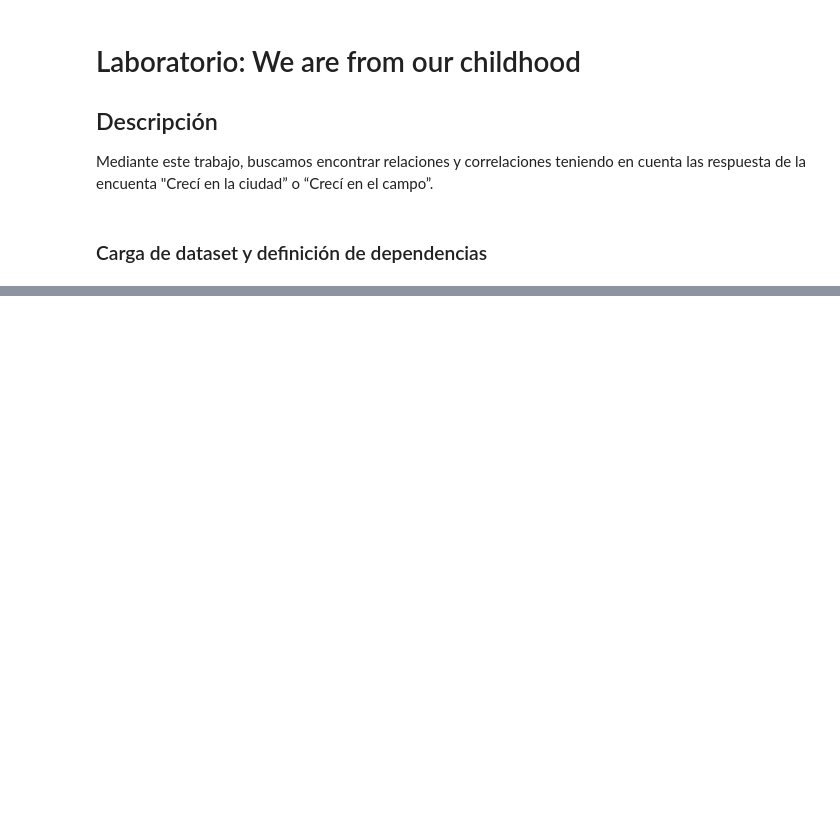
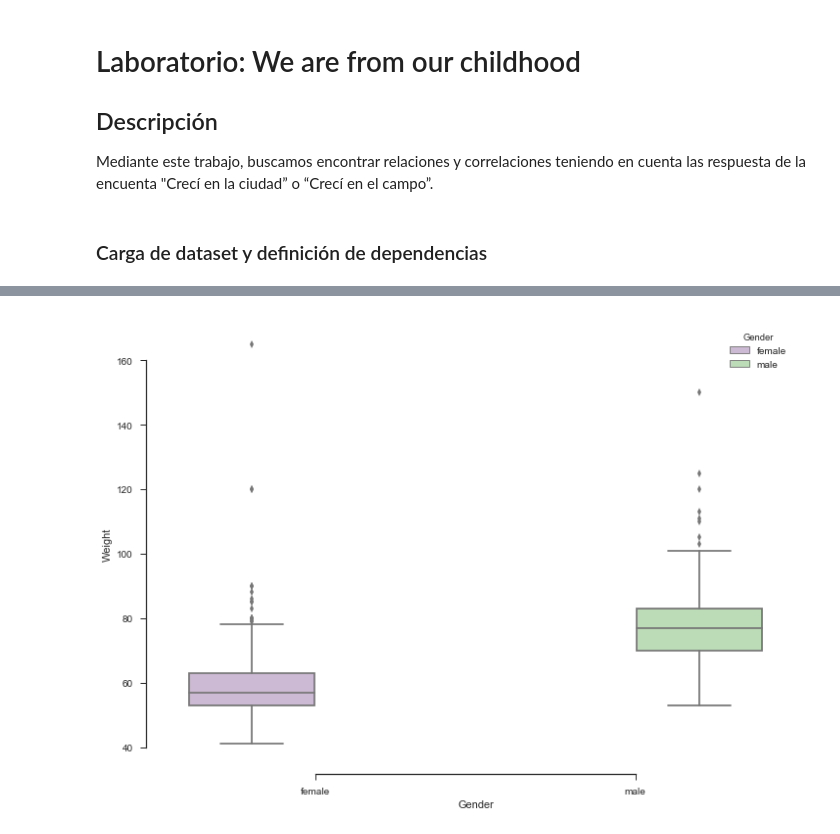
Before and after one commit to nestornav/dimplomatura-datos-famaf, a Jupyter notebook: laboratorios/laboratorio1/laboratorio1.ipynb, the cells around one changed output, grey strips where cells are left out. Cells and saved outputs as stored; diff of their text form; code cells hidden in the pictures; blank space fills up the shorter version.

```diff
--- a/laboratorios/laboratorio1/laboratorio1.ipynb
+++ b/laboratorios/laboratorio1/laboratorio1.ipynb
@@ -31,0 +170,11 @@ dataset.describe()
+# %%
+def plot_box(ds, col):
+    sns.set(style="ticks")
+    a4_dims = (11.7, 8.27)
+    fig, ax = pyplot.subplots(figsize=a4_dims)
+    sns.boxplot(y=col, x='Gender', hue="Gender", data=ds, palette="PRGn", ax=ax)
+    sns.despine(offset=10, trim=True)
+
+plot_box(ds,'Weight')
+# %% [output]
+[figure, added]
```
Also changed, not shown: parts of 37 cells of this notebook.
